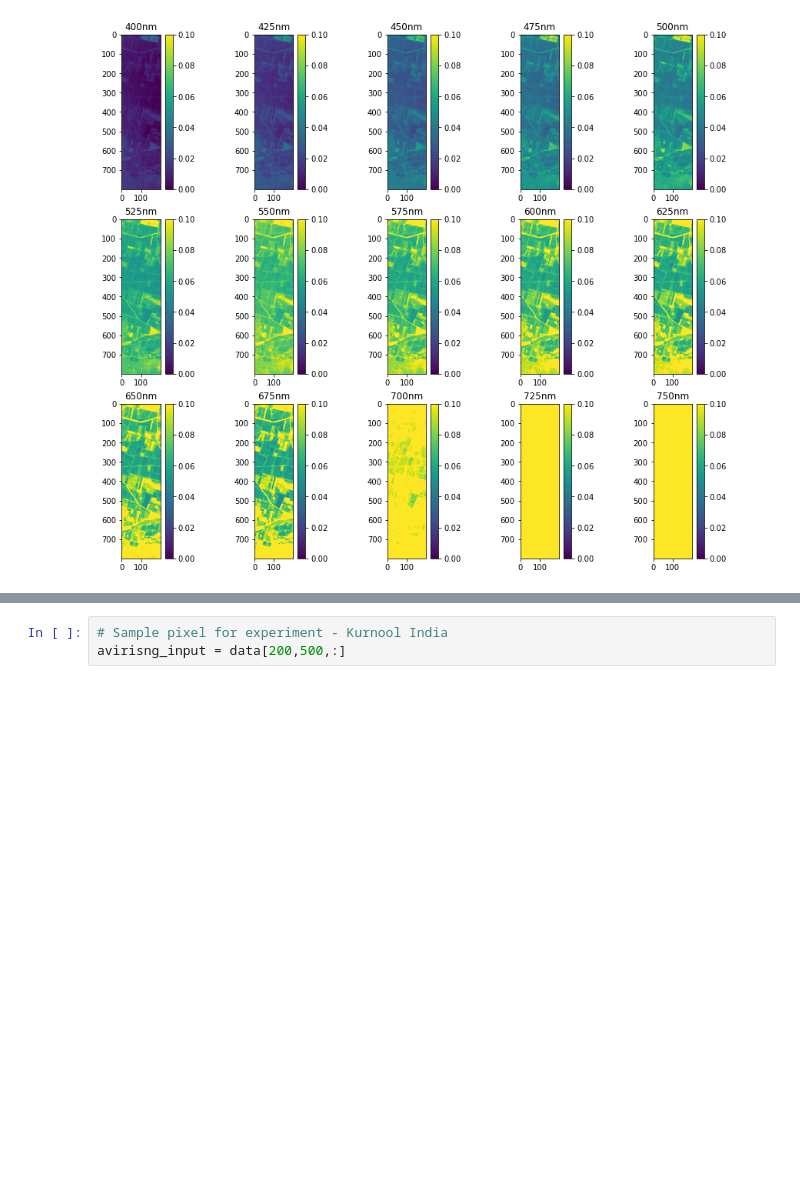
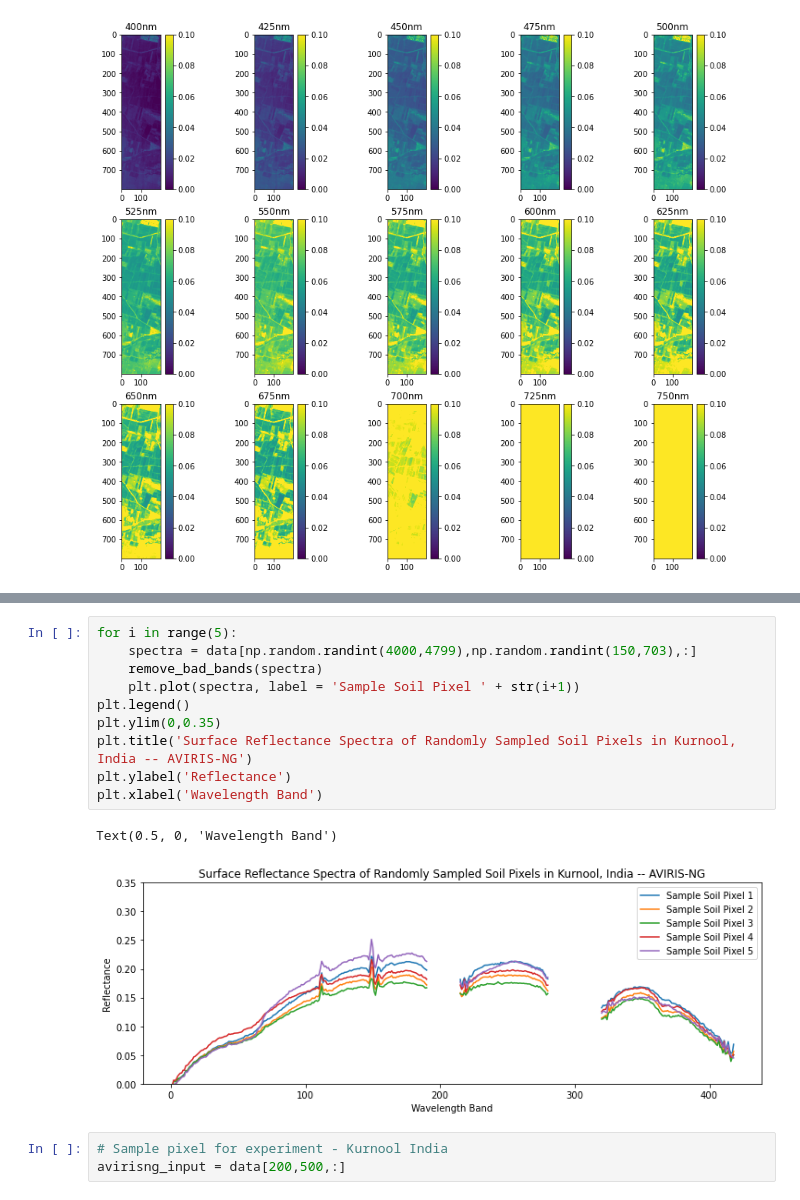
Before and after one commit to varunpatro1/OE-Reproducibility, a Jupyter notebook: Visualization_Kurnool.ipynb, the cells around one changed output, grey strips where cells are left out. Cells and saved outputs as stored; diff of their text form; blank space fills up the shorter version.

```diff
--- a/Visualization_Kurnool.ipynb
+++ b/Visualization_Kurnool.ipynb
@@ -111,3 +168,16 @@ plt.show()
+# %%
+for i in range(5):
+    spectra = data[np.random.randint(4000,4799),np.random.randint(150,703),:]
+    remove_bad_bands(spectra)
+    plt.plot(spectra, label = 'Sample Soil Pixel ' + str(i+1))
+plt.legend()
+plt.ylim(0,0.35)
+plt.title('Surface Reflectance Spectra of Randomly Sampled Soil Pixels in Kurnool, India -- AVIRIS-NG')
+plt.ylabel('Reflectance')
+plt.xlabel('Wavelength Band')
+# %% [output]
+Text(0.5, 0, 'Wavelength Band')
+[figure, added]
 # %%
 # Sample pixel for experiment - Kurnool India
 avirisng_input = data[200,500,:]
```
Also changed, not shown: parts of 4 cells of this notebook, 1 other file.
